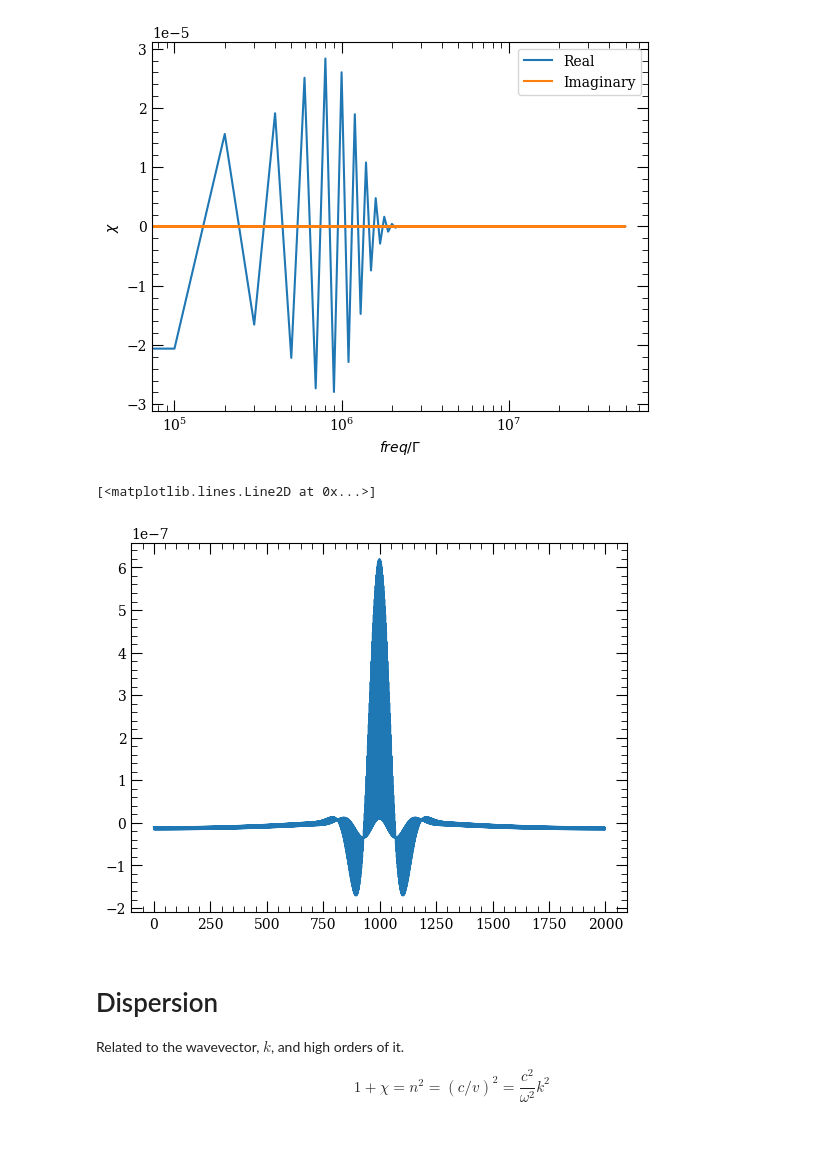
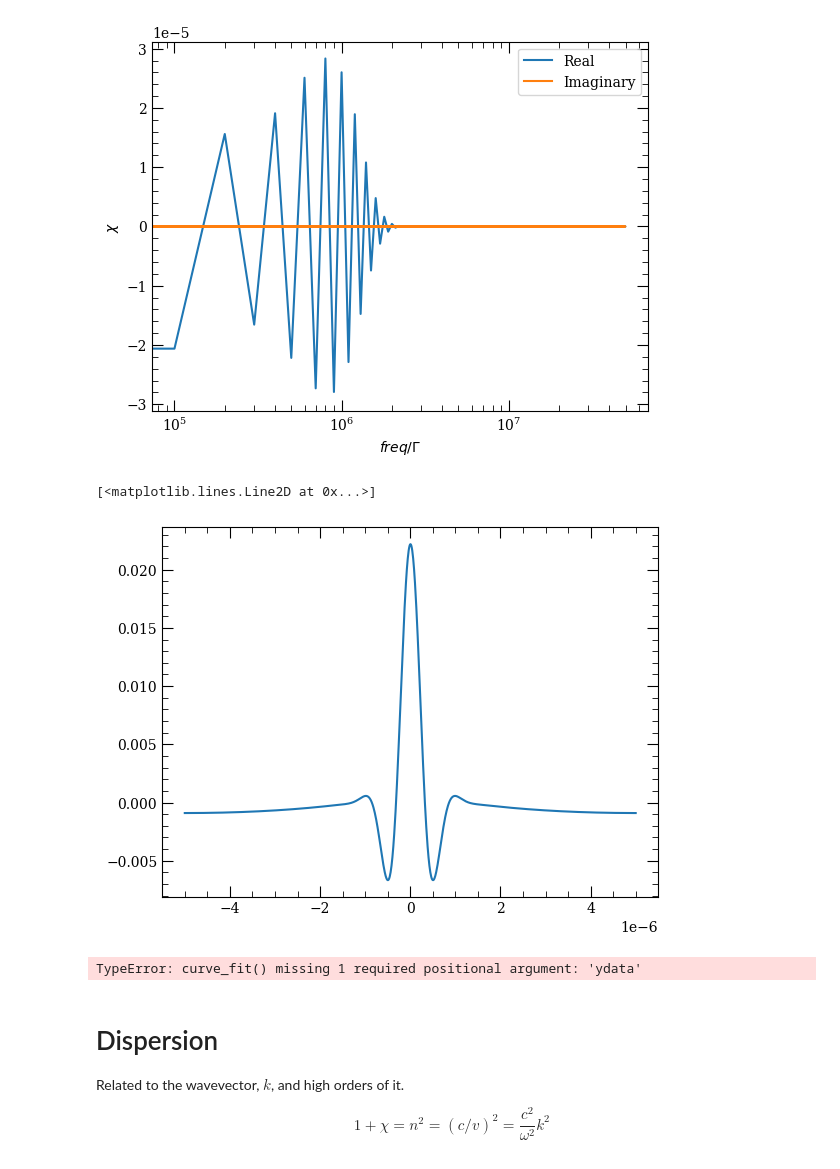
Before and after one commit to asaunders-uob/Rydberg, a Jupyter notebook: PyCode/Pulses of light.ipynb, the cells around one changed output. Cells and saved outputs as stored; diff of their text form; code cells hidden in the pictures; blank space fills up the shorter version.

```diff
--- a/PyCode/Pulses of light.ipynb
+++ b/PyCode/Pulses of light.ipynb
@@ -127,7 +127,12 @@ plt.show()
 # %% [output]
 [figure]
 # %%
-plt.plot(irfft(real))
+plt.plot(times,irfft(real/max(real), len(times)))
+# plt.xlim(900,1100)
 # %% [output]
 [<matplotlib.lines.Line2D at 0x...>]
-[figure, old version]
+[figure, new version]
+# %%
+opt, cov = curve_fit(signal.gausspulse, irfft(real))
+# %% [output]
+TypeError: curve_fit() missing 1 required positional argument: 'ydata'
```
Also changed, not shown: parts of 2 cells of this notebook.
